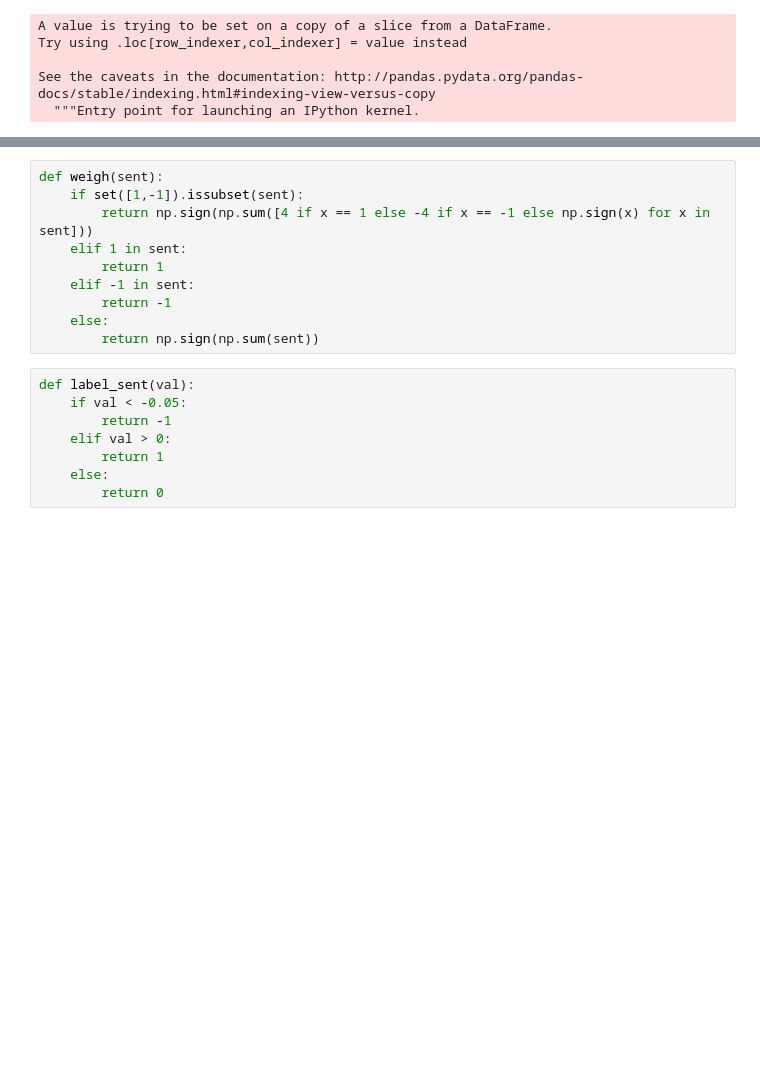
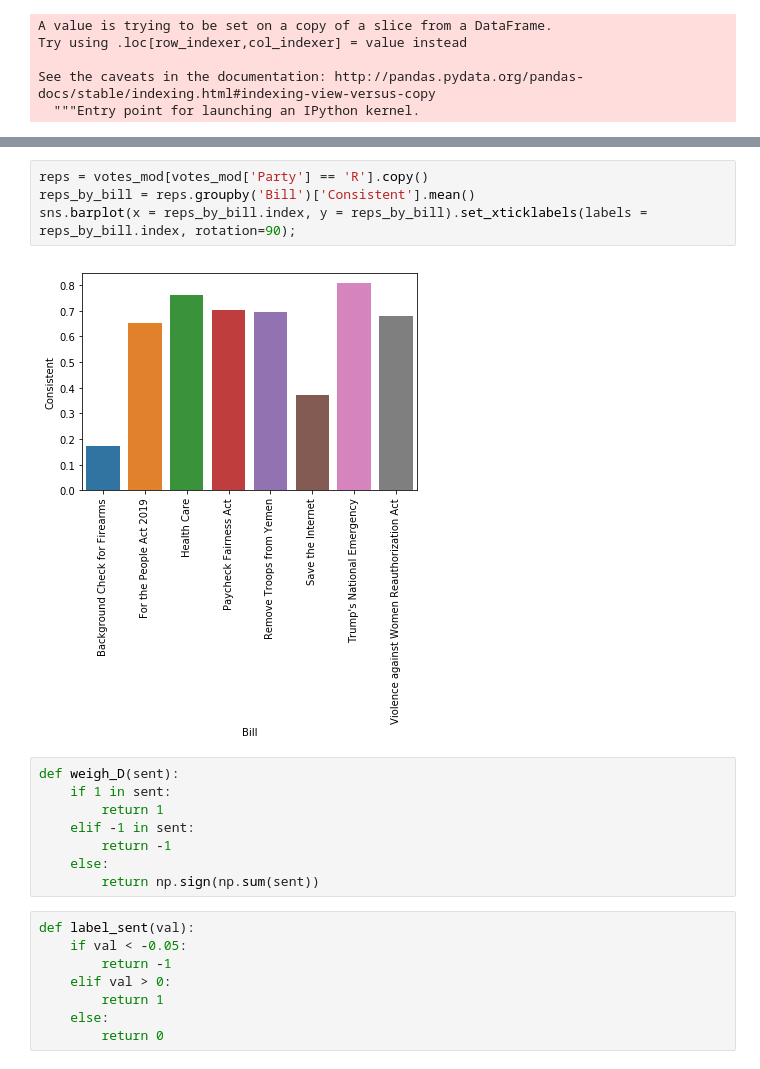
Before and after one commit to annsudhart/politician-tweet-analysis, a Jupyter notebook: Tweet_Truth/Poli_Consistency.ipynb, the cells around one changed output, grey strips where cells are left out. Cells and saved outputs as stored; diff of their text form; blank space fills up the shorter version.

```diff
--- a/Tweet_Truth/Poli_Consistency.ipynb
+++ b/Tweet_Truth/Poli_Consistency.ipynb
@@ -347,8 +171,12 @@ votes_mod[(votes_mod['Vote'] == 0) & (votes_mod['Label'] == 1)]
+# %%
+reps = votes_mod[votes_mod['Party'] == 'R'].copy()
+reps_by_bill = reps.groupby('Bill')['Consistent'].mean()
+sns.barplot(x = reps_by_bill.index, y = reps_by_bill).set_xticklabels(labels = reps_by_bill.index, rotation=90);
+# %% [output]
+[figure, added]
 # %%
-def weigh(sent):
-    if set([1,-1]).issubset(sent):
-        return np.sign(np.sum([4 if x == 1 else -4 if x == -1 else np.sign(x) for x in sent]))
-    elif 1 in sent:
+def weigh_D(sent):
+    if 1 in sent:
         return 1
     elif -1 in sent:
         return -1
```
Also changed, not shown: parts of 58 cells of this notebook.
